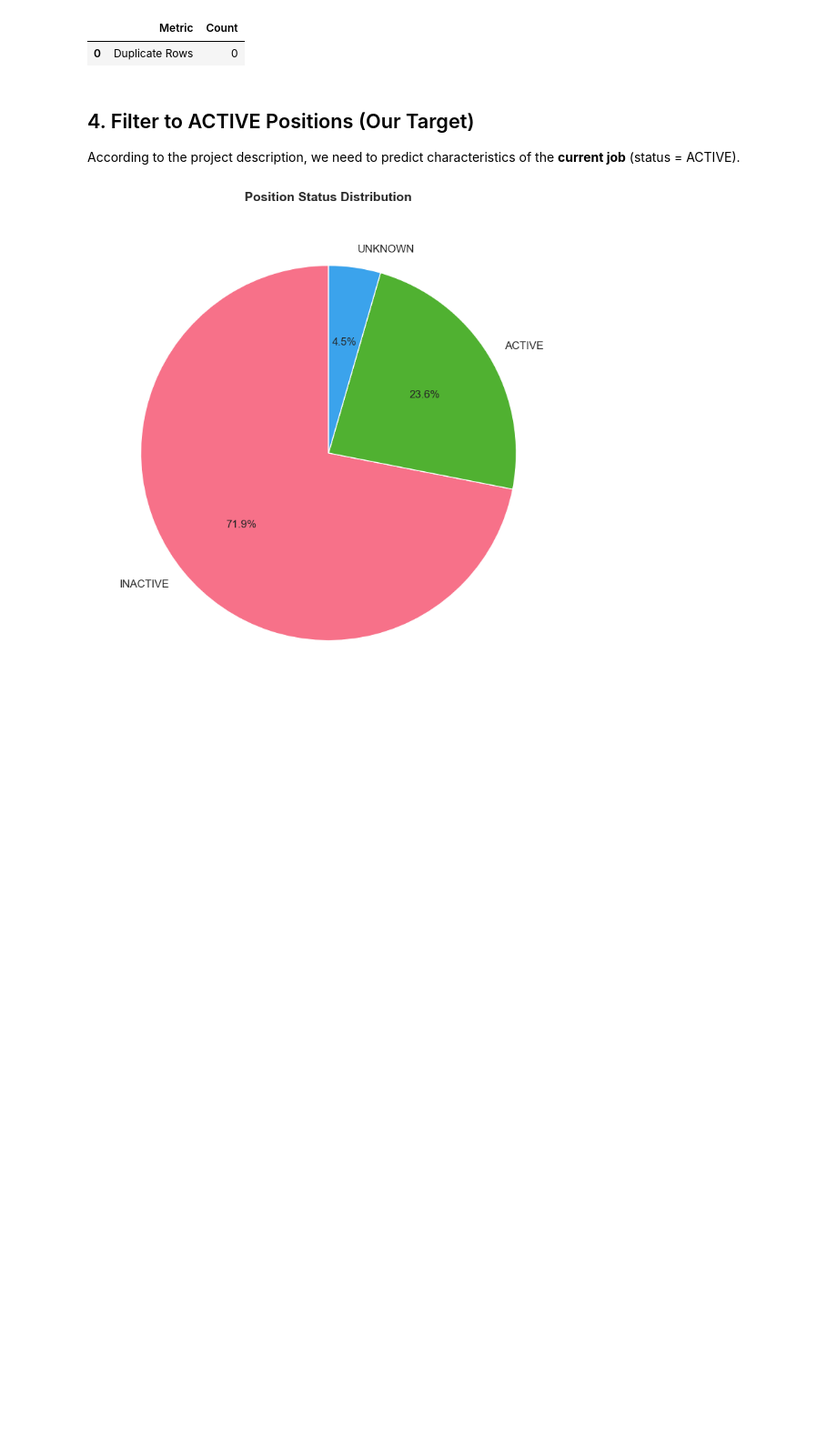
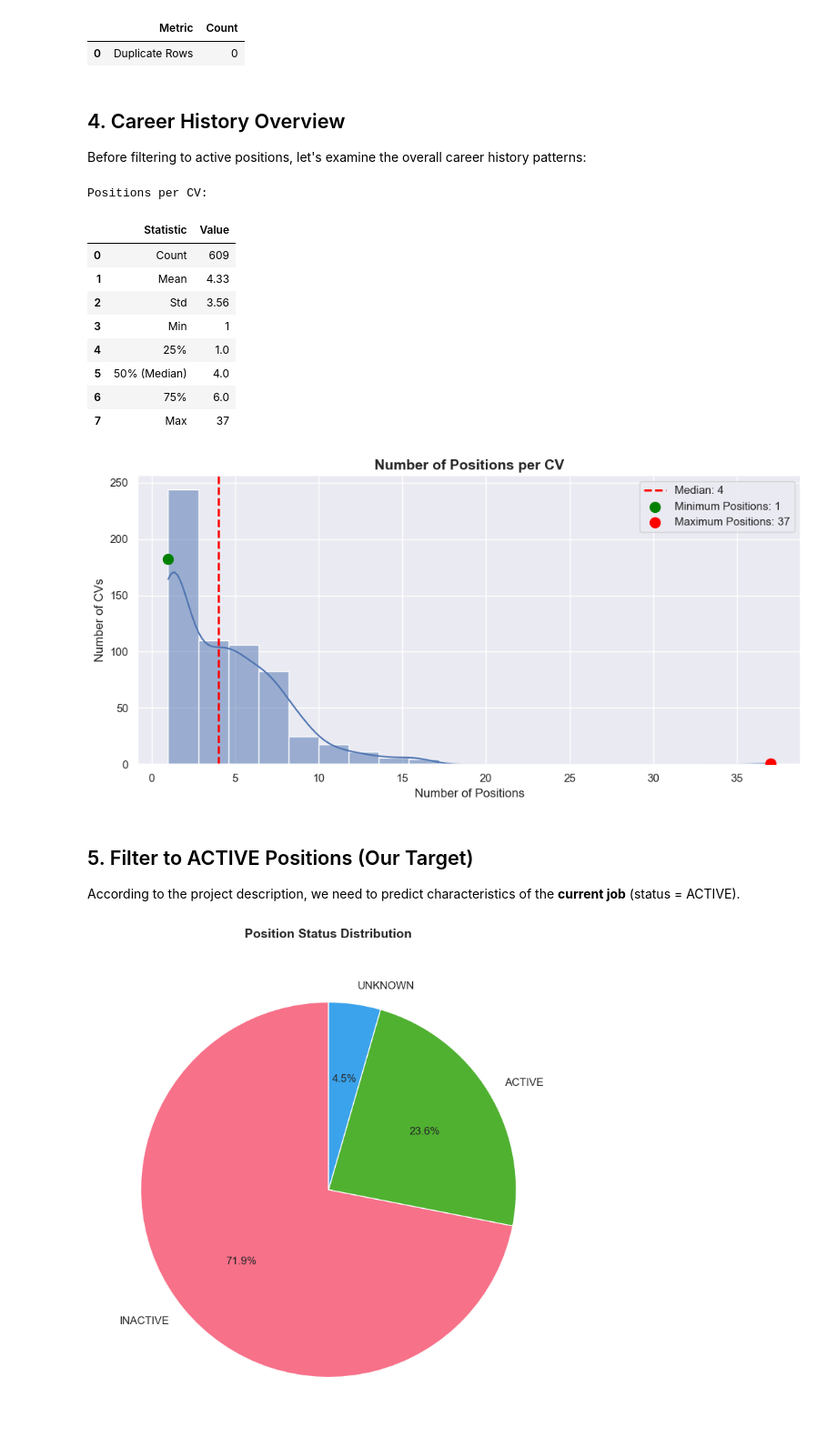
Before and after one commit to Julster35/BuzzwordLearner, a Jupyter notebook: notebooks/01_eda.ipynb, the cells around one changed output. Shown at 91% size. Cells and saved outputs as stored; diff of their text form; code cells hidden in the pictures; blank space fills up the shorter version.

```diff
--- a/notebooks/01_eda.ipynb
+++ b/notebooks/01_eda.ipynb
@@ -240,8 +242,64 @@ display(duplicate_info)
 # %% [output]
 |  | Metric | Count |
 | 0 | Duplicate Rows | 0 |
+# %% [markdown]
+## 4. Career History Overview
+
+Before filtering to active positions, let's examine the overall career history patterns:
+# %%
+# Positions per CV
+positions_per_cv = df_annotated.groupby('cv_id').size()
+
+print("Positions per CV:")
+positions_stats = pd.DataFrame({
+    'Statistic': ['Count', 'Mean', 'Std', 'Min', '25%', '50% (Median)', '75%', 'Max'],
+    'Value': [
+        positions_per_cv.count(),
+        f"{positions_per_cv.mean():.2f}",
+        f"{positions_per_cv.std():.2f}",
+        positions_per_cv.min(),
+        positions_per_cv.quantile(0.25),
+        positions_per_cv.median(),
+        positions_per_cv.quantile(0.75),
+        positions_per_cv.max()
+    ]
+})
+display(positions_stats)
+
+plt.figure(figsize=(10, 5))
+sns.histplot(positions_per_cv, bins=20, kde=True)
+plt.title('Number of Positions per CV', fontsize=14, fontweight='bold')
+plt.xlabel('Number of Positions')
+plt.ylabel('Number of CVs')
+plt.axvline(positions_per_cv.median(), color='red', linestyle='--', linewidth=2, label=f"Median: {positions_per_cv.median():.0f}")
+
+# Add scatter points for minimum and maximum
+min_positions = positions_per_cv.min()
+y_value_min = (positions_per_cv == min_positions).sum()
+plt.scatter(min_positions, y_value_min, color='green', s=100, zorder=10, label=f'Minimum Positions: {min_positions}')
+
+max_positions = positions_per_cv.max()
+y_value_max = (positions_per_cv == max_positions).sum()
+plt.scatter(max_positions, y_value_max, color='red', s=100, zorder=10, label=f'Maximum Positions: {max_positions}')
+
+plt.legend()
+plt.tight_layout()
+plt.savefig('../reports/figures/positions_per_cv.png', dpi=150)
+plt.show()
+# %% [output]
+Positions per CV:
+|  | Statistic | Value |
+| 0 | Count | 609 |
+| 1 | Mean | 4.33 |
+| 2 | Std | 3.56 |
+| 3 | Min | 1 |
+| 4 | 25% | 1.0 |
+| 5 | 50% (Median) | 4.0 |
+| 6 | 75% | 6.0 |
+| 7 | Max | 37 |
+[figure, added]
 # %% [markdown]
-## 4. Filter to ACTIVE Positions (Our Target)
+## 5. Filter to ACTIVE Positions (Our Target)
 
 According to the project description, we need to predict characteristics of the **current job** (status = ACTIVE).
 # %%
```
Also changed, not shown: parts of 42 cells of this notebook, 9 other files.
